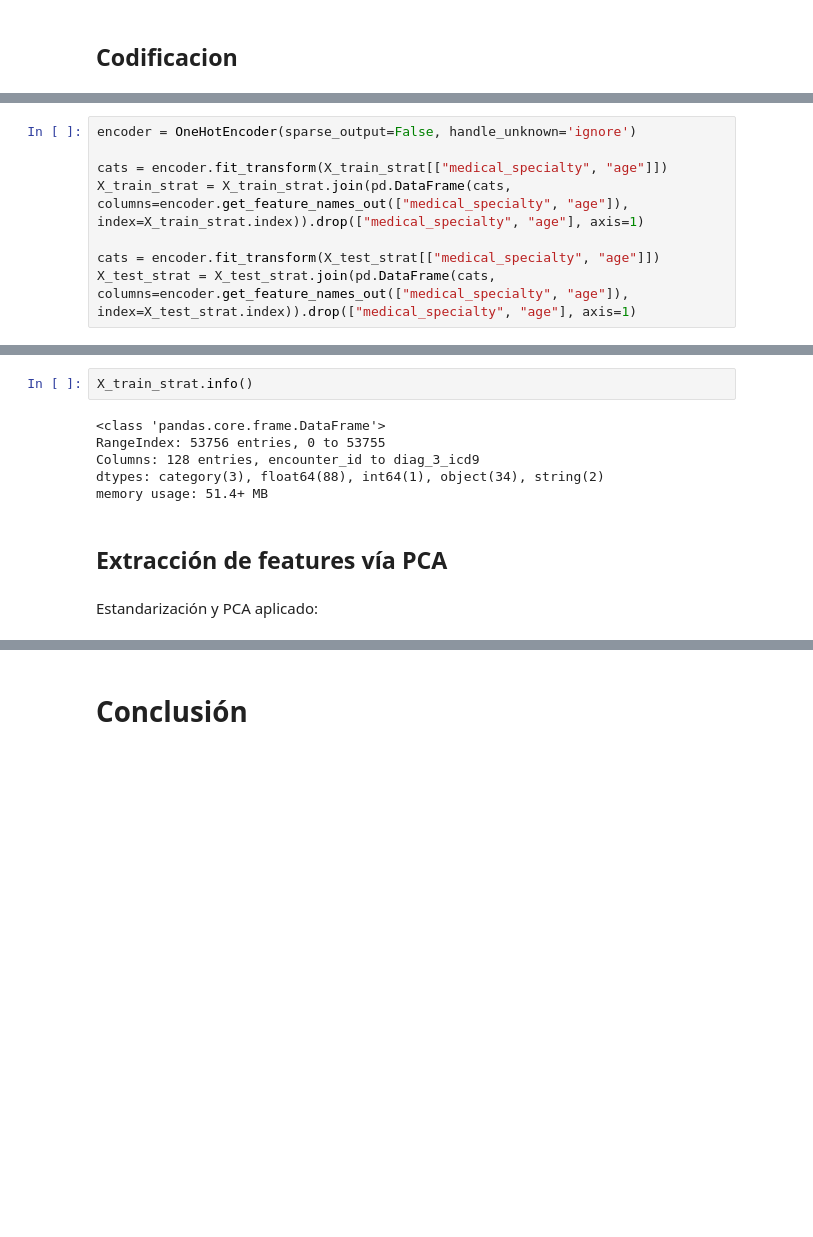
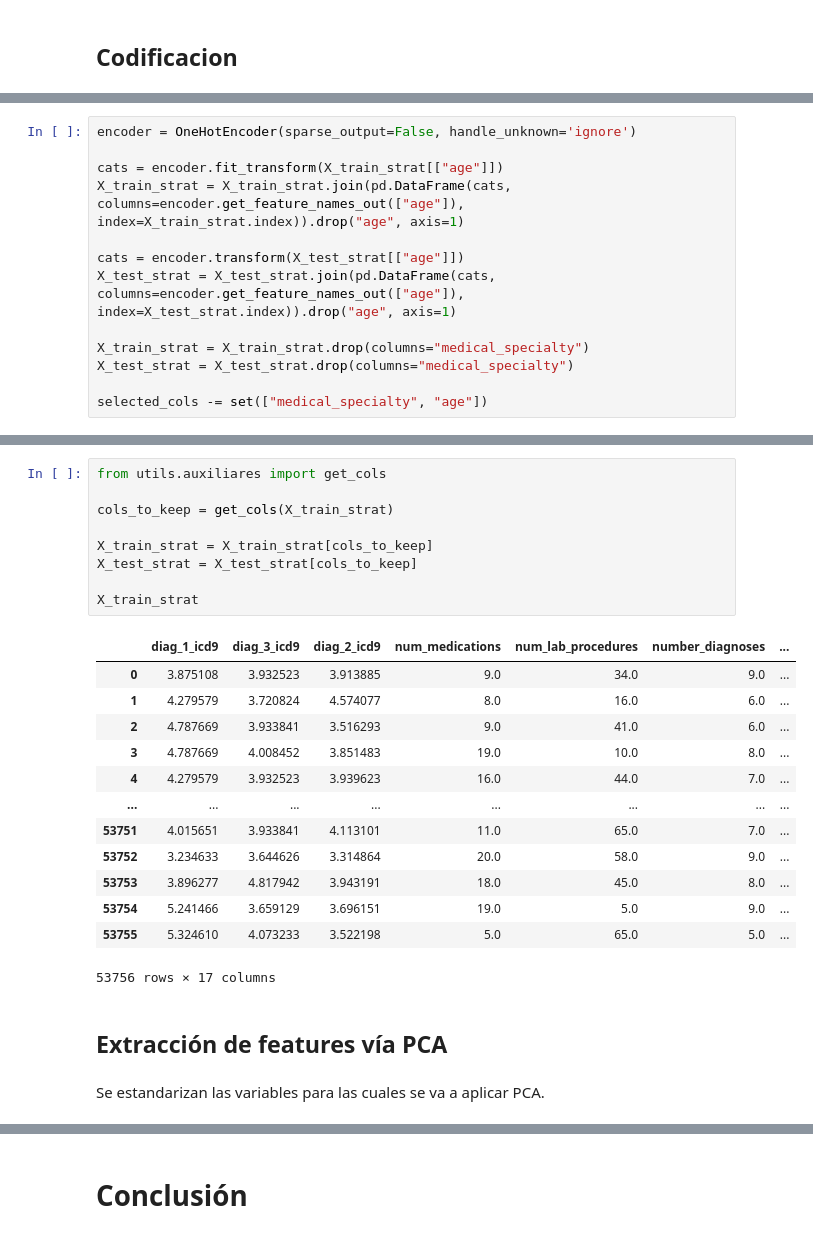
Before and after one commit to masouto94/CEIA_Analisis_de_datos, a Jupyter notebook: trabajo_final/trabajoFinal.ipynb, the cells around one changed output, grey strips where cells are left out. Cells and saved outputs as stored; diff of their text form; blank space fills up the shorter version.

```diff
--- a/trabajo_final/trabajoFinal.ipynb
+++ b/trabajo_final/trabajoFinal.ipynb
@@ -1198,11 +1209,16 @@ Codificamos variables según su cardinalidad con diferentes técnicas.
 # %%
 encoder = OneHotEncoder(sparse_output=False, handle_unknown='ignore')
 
-cats = encoder.fit_transform(X_train_strat[["medical_specialty", "age"]])
-X_train_strat = X_train_strat.join(pd.DataFrame(cats, columns=encoder.get_feature_names_out(["medical_specialty", "age"]), index=X_train_strat.index)).drop(["medical_specialty", "age"], axis=1)
+cats = encoder.fit_transform(X_train_strat[["age"]])
+X_train_strat = X_train_strat.join(pd.DataFrame(cats, columns=encoder.get_feature_names_out(["age"]), index=X_train_strat.index)).drop("age", axis=1)
 
-cats = encoder.fit_transform(X_test_strat[["medical_specialty", "age"]])
-X_test_strat = X_test_strat.join(pd.DataFrame(cats, columns=encoder.get_feature_names_out(["medical_specialty", "age"]), index=X_test_strat.index)).drop(["medical_specialty", "age"], axis=1)
+cats = encoder.transform(X_test_strat[["age"]])
+X_test_strat = X_test_strat.join(pd.DataFrame(cats, columns=encoder.get_feature_names_out(["age"]), index=X_test_strat.index)).drop("age", axis=1)
+
+X_train_strat = X_train_strat.drop(columns="medical_specialty")
+X_test_strat = X_test_strat.drop(columns="medical_specialty")
+
+selected_cols -= set(["medical_specialty", "age"])
 # %%
 from utils.auxiliares import icd9_to_category
 
@@ -1222,12 +1240,27 @@ X_test_strat = X_test_strat.join(pd.DataFrame(X_test_encoded_cats, columns=targe
 # %%
-X_train_strat.info()
+from utils.auxiliares import get_cols
+
+cols_to_keep = get_cols(X_train_strat)
+
+X_train_strat = X_train_strat[cols_to_keep]
+X_test_strat = X_test_strat[cols_to_keep]
+
+X_train_strat
 # %% [output]
+|  | diag_1_icd9 | diag_3_icd9 | diag_2_icd9 | num_medications | num_lab_procedures | number_diagnoses | ... |
+| 0 | 3.875108 | 3.932523 | 3.913885 | 9.0 | 34.0 | 9.0 | ... |
+| 1 | 4.279579 | 3.720824 | 4.574077 | 8.0 | 16.0 | 6.0 | ... |
+| 2 | 4.787669 | 3.933841 | 3.516293 | 9.0 | 41.0 | 6.0 | ... |
+| 3 | 4.787669 | 4.008452 | 3.851483 | 19.0 | 10.0 | 8.0 | ... |
+| 4 | 4.279579 | 3.932523 | 3.939623 | 16.0 | 44.0 | 7.0 | ... |
+| ... | ... | ... | ... | ... | ... | ... | ... |
+| 53751 | 4.015651 | 3.933841 | 4.113101 | 11.0 | 65.0 | 7.0 | ... |
+| 53752 | 3.234633 | 3.644626 | 3.314864 | 20.0 | 58.0 | 9.0 | ... |
+| 53753 | 3.896277 | 4.817942 | 3.943191 | 18.0 | 45.0 | 8.0 | ... |
+| 53754 | 5.241466 | 3.659129 | 3.696151 | 19.0 | 5.0 | 9.0 | ... |
+| 53755 | 5.324610 | 4.073233 | 3.522198 | 5.0 | 65.0 | 5.0 | ... |
-<class 'pandas.core.frame.DataFrame'>
-RangeIndex: 53756 entries, 0 to 53755
-Columns: 128 entries, encounter_id to diag_3_icd9
-dtypes: category(3), float64(88), int64(1), object(34), string(2)
-memory usage: 51.4+ MB
+53756 rows × 17 columns
 # %% [markdown]
 ## Extracción de features vía PCA
 # %% [markdown]
-Estandarización y PCA aplicado:
+Se estandarizan las variables para las cuales se va a aplicar PCA.
```
Also changed, not shown: parts of 13 cells of this notebook, 1 other file.
